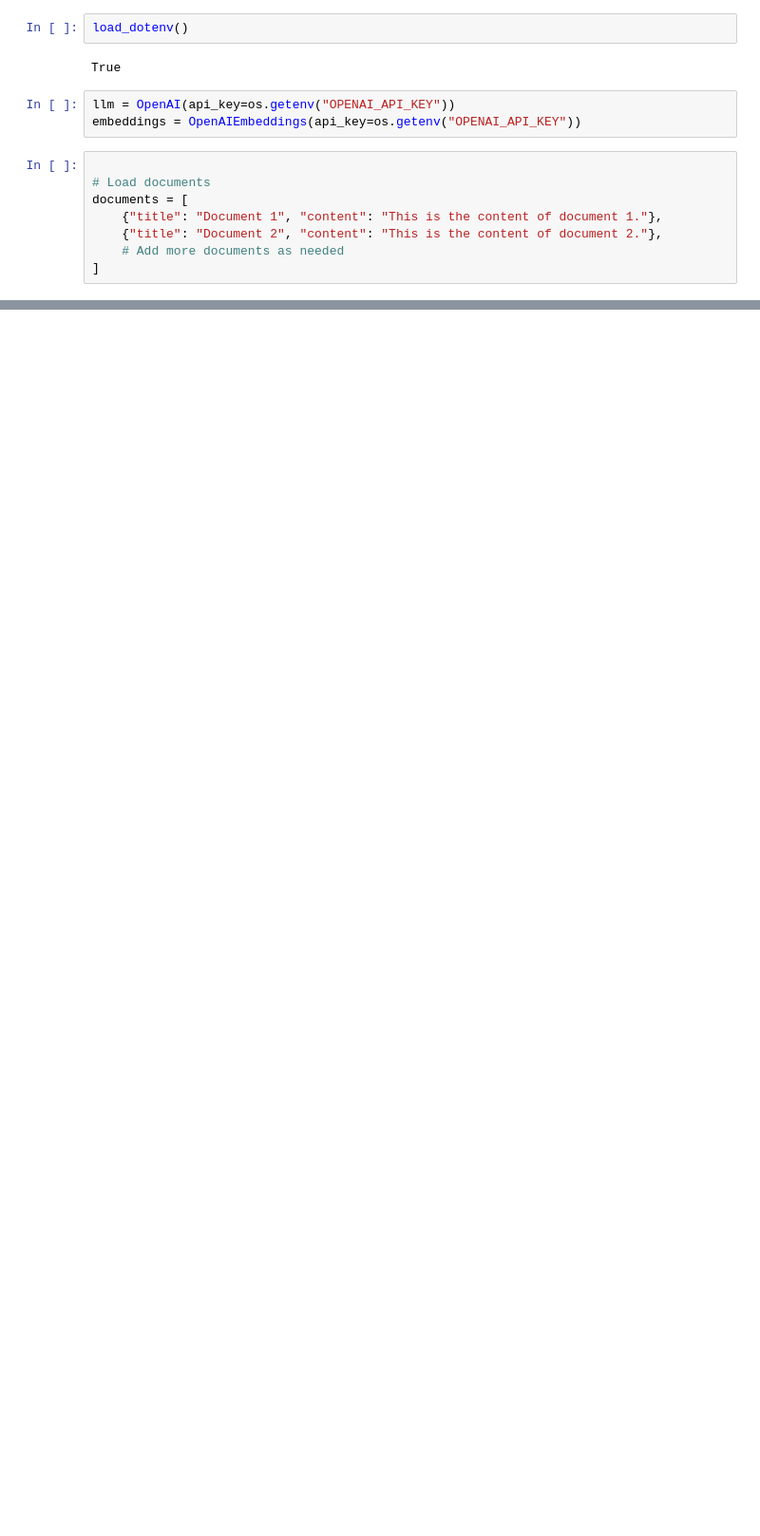
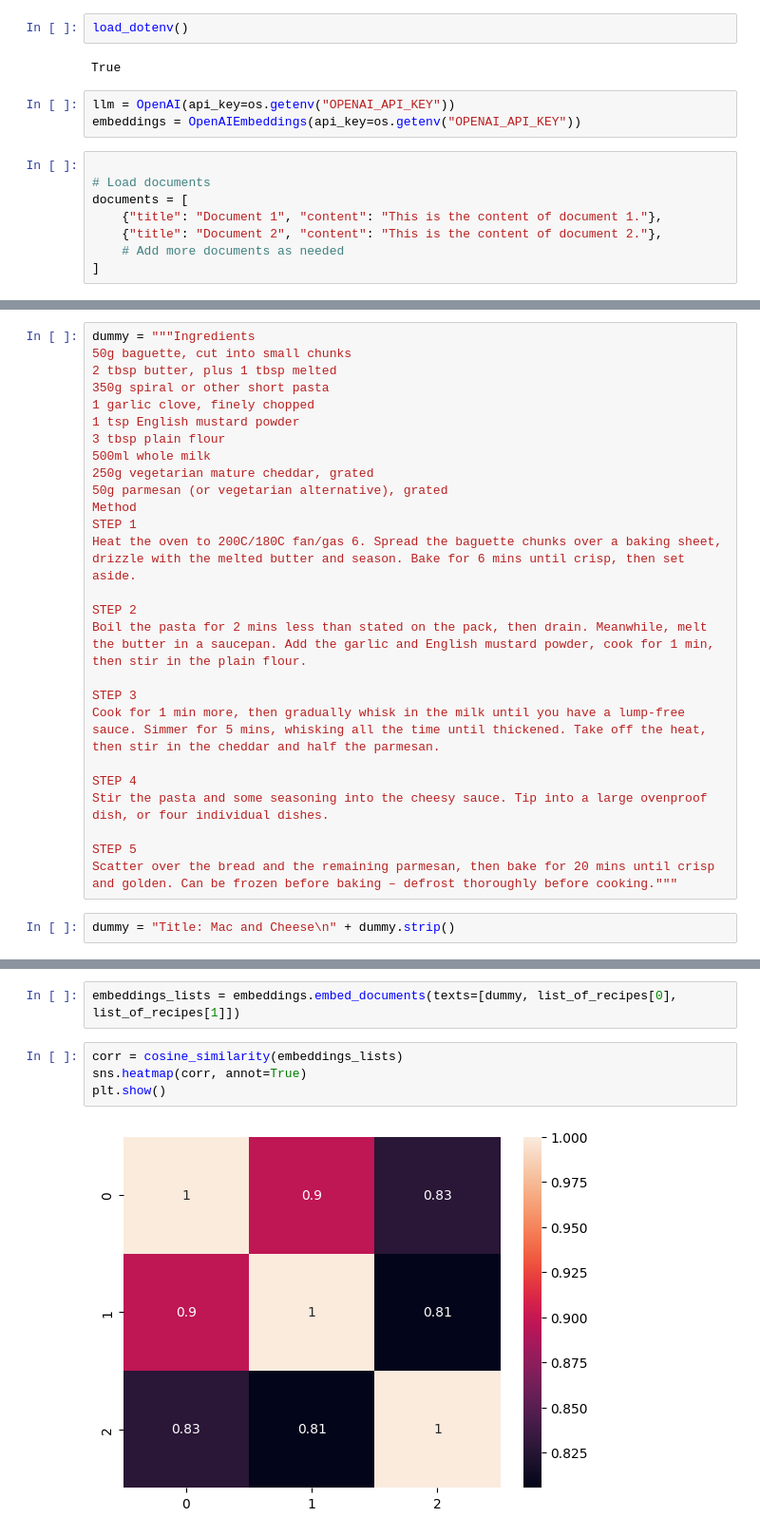
Before and after one commit to ppaunovski/recipes-chat-bot, a Jupyter notebook: tests.ipynb, the cells around one changed output, grey strips where cells are left out. Shown at 95% size. Saved outputs shown, nothing was run; the diff lists cells and outputs as text; blank space fills up the shorter version.

```diff
--- a/tests.ipynb
+++ b/tests.ipynb
@@ -60,0 +197,28 @@ print("Source Documents:", response["source_documents"])
+# %%
+dummy = """Ingredients
+50g baguette, cut into small chunks
+2 tbsp butter, plus 1 tbsp melted
+350g spiral or other short pasta
+1 garlic clove, finely chopped
+1 tsp English mustard powder
+3 tbsp plain flour
+500ml whole milk
+250g vegetarian mature cheddar, grated
+50g parmesan (or vegetarian alternative), grated
+Method
+STEP 1
+Heat the oven to 200C/180C fan/gas 6. Spread the baguette chunks over a baking sheet, drizzle with the melted butter and season. Bake for 6 mins until crisp, then set aside.
+
+STEP 2
+Boil the pasta for 2 mins less than stated on the pack, then drain. Meanwhile, melt the butter in a saucepan. Add the garlic and English mustard powder, cook for 1 min, then stir in the plain flour.
+
+STEP 3
+Cook for 1 min more, then gradually whisk in the milk until you have a lump-free sauce. Simmer for 5 mins, whisking all the time until thickened. Take off the heat, then stir in the cheddar and half the parmesan.
+
+STEP 4
+Stir the pasta and some seasoning into the cheesy sauce. Tip into a large ovenproof dish, or four individual dishes.
+
+STEP 5
+Scatter over the bread and the remaining parmesan, then bake for 20 mins until crisp and golden. Can be frozen before baking – defrost thoroughly before cooking."""
+# %%
+dummy = "Title: Mac and Cheese\n" + dummy.strip()
@@ -60,0 +245,8 @@ print("Source Documents:", response["source_documents"])
+# %%
+embeddings_lists = embeddings.embed_documents(texts=[dummy, list_of_recipes[0], list_of_recipes[1]])
+# %%
+corr = cosine_similarity(embeddings_lists)
+sns.heatmap(corr, annot=True)
+plt.show()
+# %% [output]
+[figure, added]
```
Also changed, not shown: parts of 41 cells of this notebook, 27 other files.
